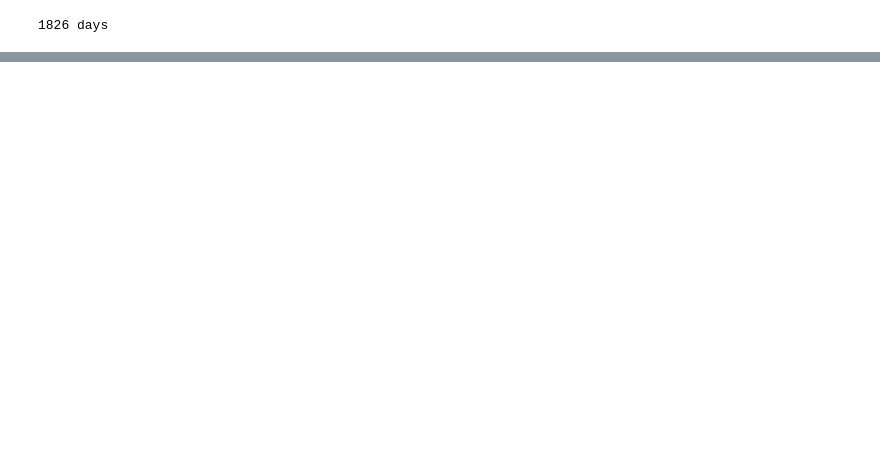
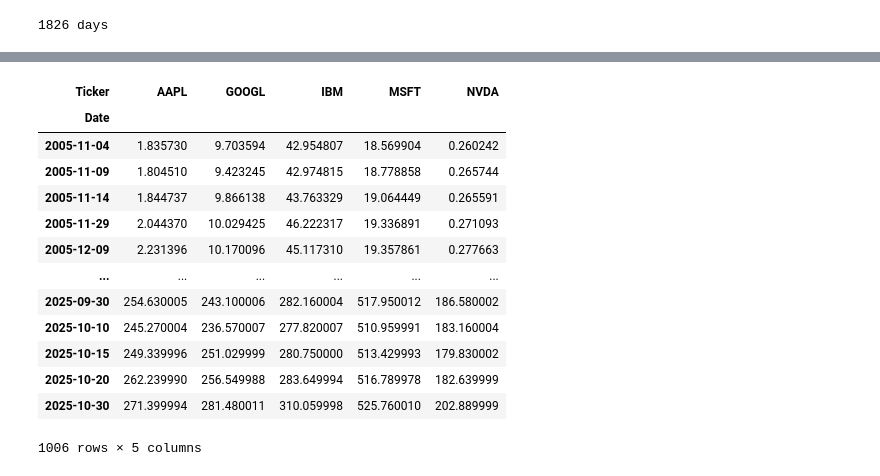
Before and after one commit to Ali-Hassanzadeh1995/Coding_class_2025-Project, a Jupyter notebook: Super_main.ipynb, the cells around one changed output, grey strips where cells are left out. Drawn from its saved outputs; the diff is of its cells as text; code cells hidden in the pictures; blank space fills up the shorter version.

```diff
--- a/Super_main.ipynb
+++ b/Super_main.ipynb
@@ -82,0 +372,17 @@ dtype: float64
+# %%
+DF
+# %% [output]
+| Ticker | AAPL | GOOGL | IBM | MSFT | NVDA |
+| Date |  |  |  |  |  |
+| 2005-11-04 | 1.835730 | 9.703594 | 42.954807 | 18.569904 | 0.260242 |
+| 2005-11-09 | 1.804510 | 9.423245 | 42.974815 | 18.778858 | 0.265744 |
+| 2005-11-14 | 1.844737 | 9.866138 | 43.763329 | 19.064449 | 0.265591 |
+| 2005-11-29 | 2.044370 | 10.029425 | 46.222317 | 19.336891 | 0.271093 |
+| 2005-12-09 | 2.231396 | 10.170096 | 45.117310 | 19.357861 | 0.277663 |
+| ... | ... | ... | ... | ... | ... |
+| 2025-09-30 | 254.630005 | 243.100006 | 282.160004 | 517.950012 | 186.580002 |
+| 2025-10-10 | 245.270004 | 236.570007 | 277.820007 | 510.959991 | 183.160004 |
+| 2025-10-15 | 249.339996 | 251.029999 | 280.750000 | 513.429993 | 179.830002 |
+| 2025-10-20 | 262.239990 | 256.549988 | 283.649994 | 516.789978 | 182.639999 |
+| 2025-10-30 | 271.399994 | 281.480011 | 310.059998 | 525.760010 | 202.889999 |
+1006 rows × 5 columns
```
Also changed, not shown: parts of 13 cells of this notebook, 3 other files.
